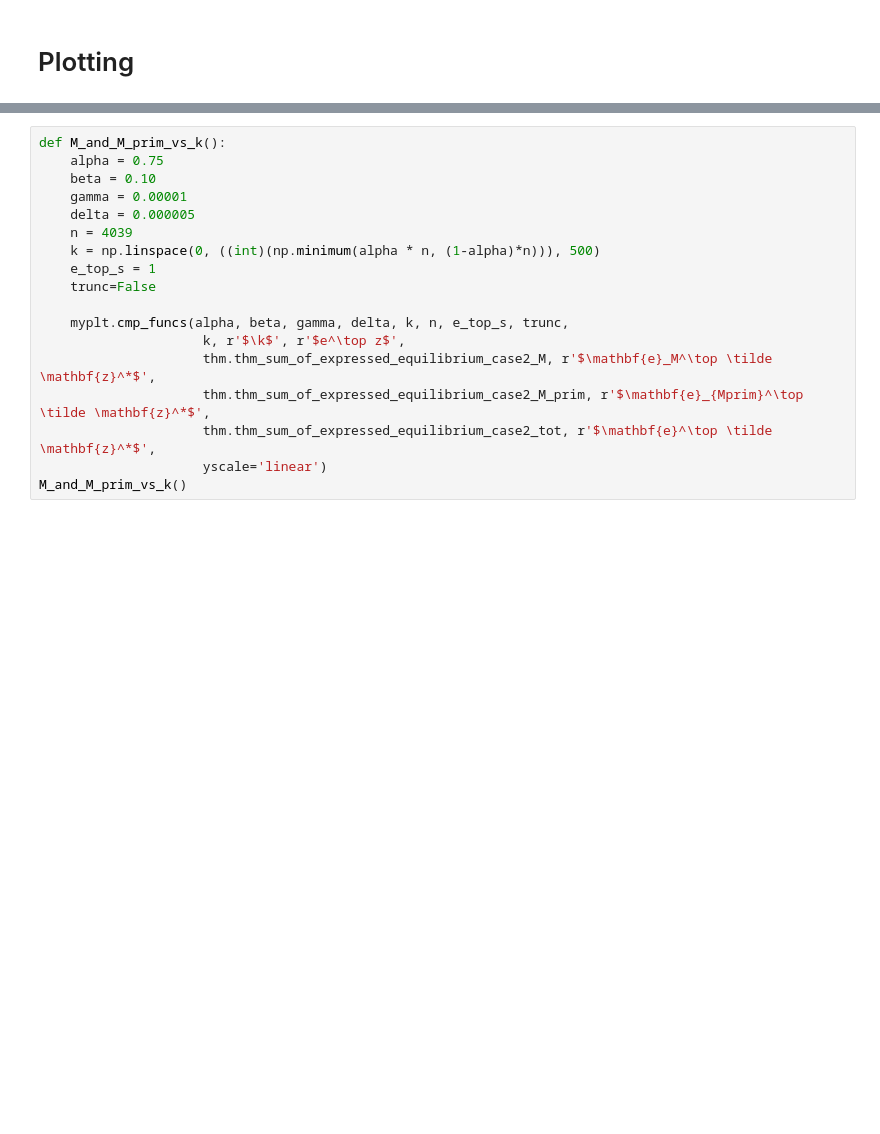
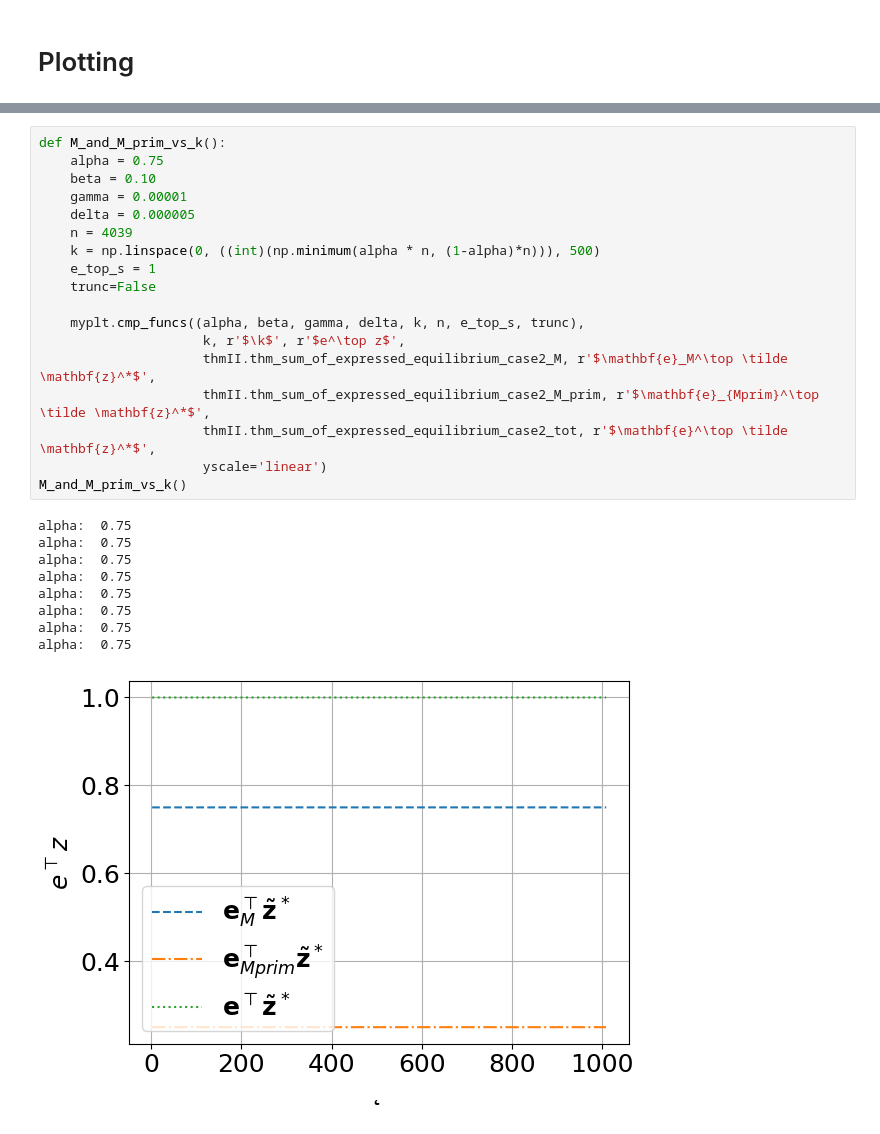
Before and after one commit to frejlarssen/external-sources-w-audiences, a Jupyter notebook: main.ipynb, the cells around one changed output, grey strips where cells are left out. Saved outputs shown, nothing was run; the diff lists cells and outputs as text; blank space fills up the shorter version.

```diff
--- a/main.ipynb
+++ b/main.ipynb
@@ -74,21 +201,31 @@ def M_and_M_prim_vs_beta():
 # %%
 def M_and_M_prim_vs_k():
     alpha = 0.75
     beta = 0.10
     gamma = 0.00001
     delta = 0.000005
     n = 4039
     k = np.linspace(0, ((int)(np.minimum(alpha * n, (1-alpha)*n))), 500)
     e_top_s = 1
     trunc=False
 
-    myplt.cmp_funcs(alpha, beta, gamma, delta, k, n, e_top_s, trunc,
+    myplt.cmp_funcs((alpha, beta, gamma, delta, k, n, e_top_s, trunc),
                      k, r'$\k$', r'$e^\top z$',
-                     thm.thm_sum_of_expressed_equilibrium_case2_M, r'$\mathbf{e}_M^\top \tilde \mathbf{z}^*$',
-                     thm.thm_sum_of_expressed_equilibrium_case2_M_prim, r'$\mathbf{e}_{Mprim}^\top \tilde \mathbf{z}^*$',
-                     thm.thm_sum_of_expressed_equilibrium_case2_tot, r'$\mathbf{e}^\top \tilde \mathbf{z}^*$',
+                     thmII.thm_sum_of_expressed_equilibrium_case2_M, r'$\mathbf{e}_M^\top \tilde \mathbf{z}^*$',
+                     thmII.thm_sum_of_expressed_equilibrium_case2_M_prim, r'$\mathbf{e}_{Mprim}^\top \tilde \mathbf{z}^*$',
+                     thmII.thm_sum_of_expressed_equilibrium_case2_tot, r'$\mathbf{e}^\top \tilde \mathbf{z}^*$',
                      yscale='linear')
 M_and_M_prim_vs_k()
+# %% [output]
+alpha:  0.75
+alpha:  0.75
+alpha:  0.75
+alpha:  0.75
+alpha:  0.75
+alpha:  0.75
+alpha:  0.75
+alpha:  0.75
+[figure, added]
 # %%
 def M_and_M_prim_vs_k_smaller():
     alpha = 5/10
```
Also changed, not shown: parts of 19 cells of this notebook, 9 other files.
